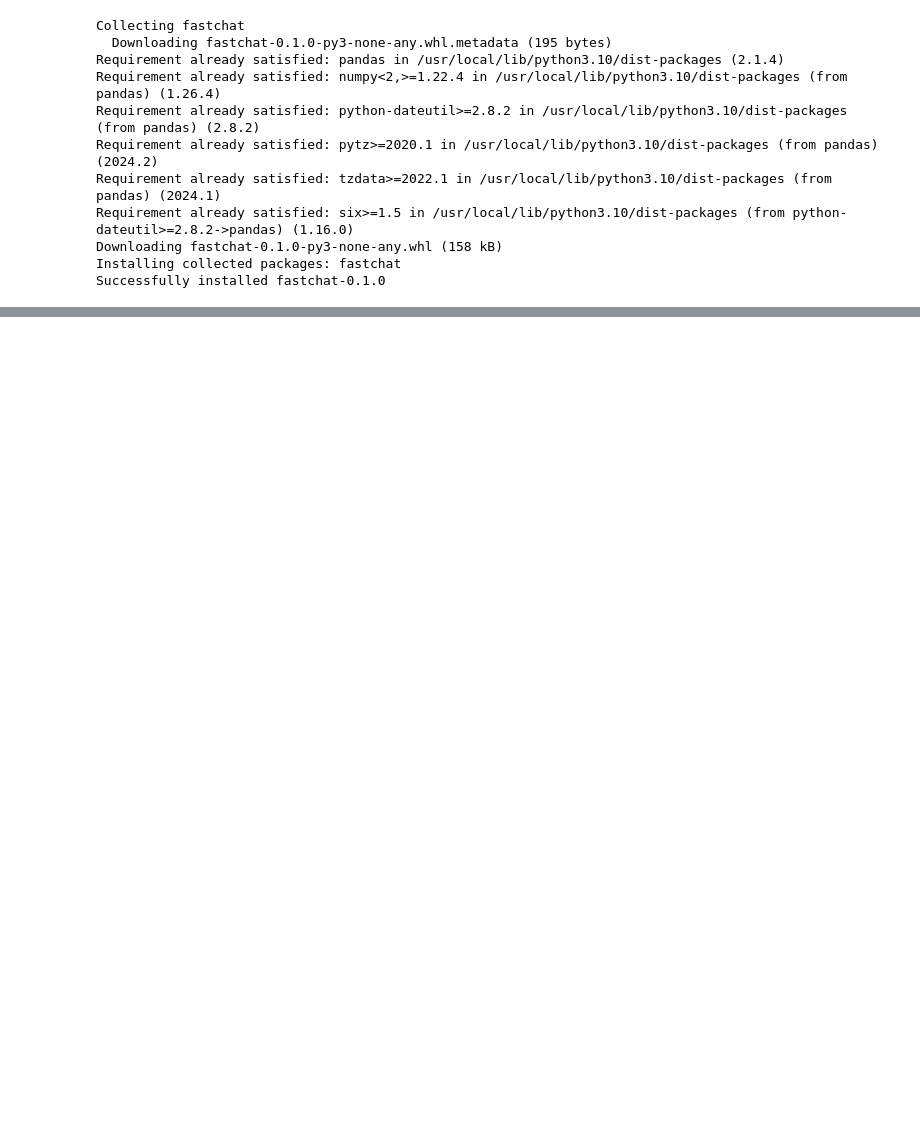
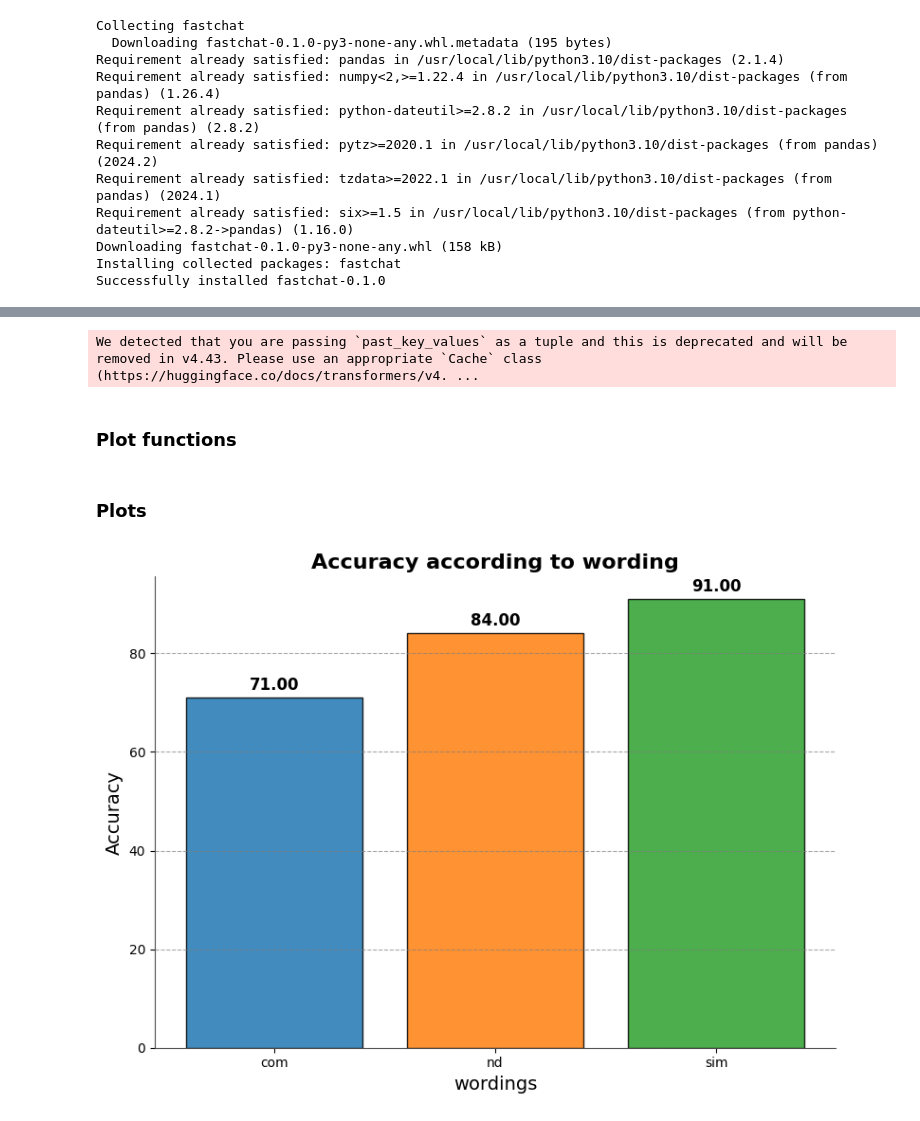
Before and after one commit to inbalh1/ModelsCognitiveSkills, a Jupyter notebook: NLP_readData_vicuna_.ipynb, the cells around one changed output, grey strips where cells are left out. Saved outputs shown, nothing was run; the diff lists cells and outputs as text; code cells hidden in the pictures; blank space fills up the shorter version.

Commit message:
Plot accuracy according to groups

```diff
--- a/NLP_readData_vicuna_.ipynb
+++ b/NLP_readData_vicuna_.ipynb
@@ -200,0 +199,62 @@ Accuracy: 77.50%
+# %%
+# Compare according to locations - in first wording (com)
+df_first = df[df["type"] == "first_center"]
+correct_predictions_first, total_predictions_first = predict_and_calculate_accuracy(model, tokenizer, df_first)
+
+df_second = df[df["type"] == "second_center"]
+correct_predictions_second, total_predictions_second = predict_and_calculate_accuracy(model, tokenizer, df_second)
+
+# Compare according to locations - in second wording (nd)
+df_first_nd = df[df["type"] == "first_center_nd"]
+correct_predictions_first_nd, total_predictions_first_nd = predict_and_calculate_accuracy(model, tokenizer, df_first_nd)
+
+df_second_nd = df[df["type"] == "second_center_nd"]
+correct_predictions_second_nd, total_predictions_second_nd = predict_and_calculate_accuracy(model, tokenizer, df_second_nd)
+
+# Compare according to locations - in third wording (sim)
+df_first_sim = df[df["type"] == "first_center_sim"]
+correct_predictions_first_sim, total_predictions_first_sim = predict_and_calculate_accuracy(model, tokenizer, df_first_sim)
+
+df_second_sim = df[df["type"] == "second_center_sim"]
+correct_predictions_second_sim, total_predictions_second_sim = predict_and_calculate_accuracy(model, tokenizer, df_second_sim)
+# %% [output]
+We detected that you are passing `past_key_values` as a tuple and this is deprecated and will be removed in v4.43. Please use an appropriate `Cache` class (https://huggingface.co/docs/transformers/v4. ...
+# %% [markdown]
+### Plot functions
+# %%
+def plot_acc(names, values, title, xlabels):
+  # Create a figure and axis
+  fig, ax = plt.subplots(figsize=(8, 6))
+
+  # Create the barplot
+  bars = ax.bar(names, values, color=['#1f77b4', '#ff7f0e', '#2ca02c', '#d62728'], edgecolor='black', alpha=0.85)
+
+  # Add the accuracy values on top of the bars
+  for bar in bars:
+      height = bar.get_height()
+      ax.annotate(f'{height:.2f}',
+                  xy=(bar.get_x() + bar.get_width() / 2, height),  # Place the text at the top of the bar
+                  xytext=(0, 3),  # Slightly above the bar
+                  textcoords="offset points",
+                  ha='center', va='bottom', fontsize=12, color='black', fontweight='bold')
+
+  # Set the title and labels
+  ax.set_title(title, fontsize=16, fontweight='bold')
+  ax.set_xlabel(xlabels, fontsize=14)
+  ax.set_ylabel('Accuracy', fontsize=14)
+
+  # Improve layout and aesthetics
+  ax.spines['top'].set_visible(False)
+  ax.spines['right'].set_visible(False)
+  ax.spines['left'].set_color('#4c4c4c')
+  ax.spines['bottom'].set_color('#4c4c4c')
+  ax.yaxis.grid(True, linestyle='--', color='gray', alpha=0.7)
+
+  plt.tight_layout()
+
+  # Save the plot
+  filename = title.lower().replace(' ', '_') + '.png'
+  plt.savefig(filename)
+
+  # Show the plot
+  plt.show()
@@ -200,0 +331,12 @@ Accuracy: 77.50%
+# %% [markdown]
+### Plots
+# %%
+# Compare accuracy between different wordings
+
+acc = calc_accuracy(correct_predictions_first + correct_predictions_second, total_predictions_first + total_predictions_second)
+acc_nd = calc_accuracy(correct_predictions_first_nd + correct_predictions_second_nd, total_predictions_first_nd + total_predictions_second_nd)
+acc_sim = calc_accuracy(correct_predictions_first_sim + correct_predictions_second_sim, total_predictions_first_sim + total_predictions_second_sim)
+
+plot_acc(["com", "nd", "sim"], [acc, acc_nd, acc_sim], "Accuracy according to wording", "wordings")
+# %% [output]
+[figure, added]
```
Also changed, not shown: parts of 11 cells of this notebook, 2 other files.
